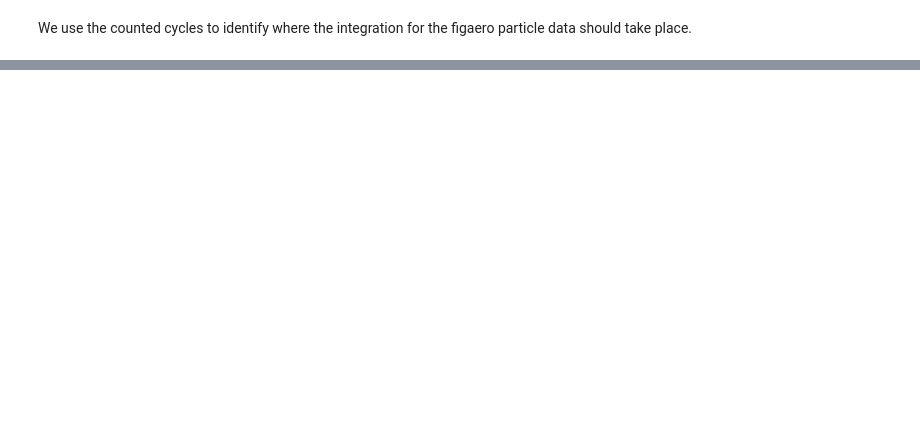
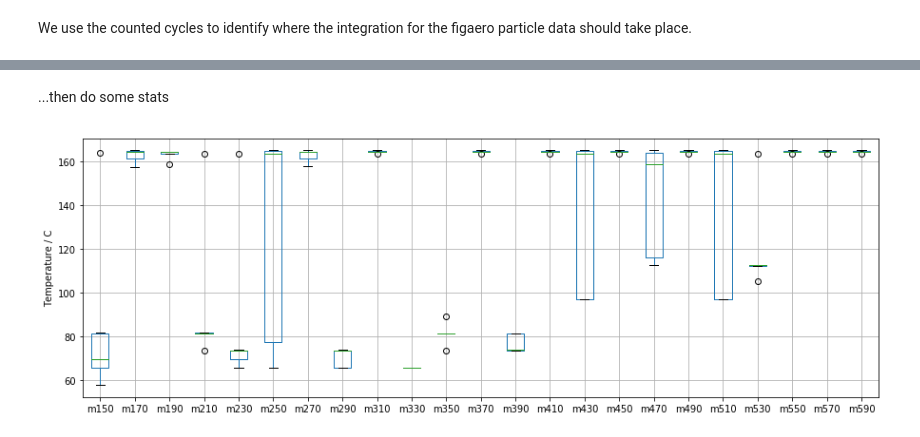
Before and after one commit to Micpri/ToFCIMSAnalysis, a Jupyter notebook: examples.ipynb, the cells around one changed output, grey strips where cells are left out. Drawn from its saved outputs; the diff is of its cells as text; code cells hidden in the pictures; blank space fills up the shorter version.

```diff
--- a/examples.ipynb
+++ b/examples.ipynb
@@ -165,0 +220,10 @@ for mass in masses:
+# %%
+tmaxes = ts.GetTMaxes(data,
+                      columns_to_get_tmax=[x for x in data.columns if len(x) == 4],
+                      thermogram_mask_val=[2,4],
+                      mask_column_name="state_name",
+                      figaero_cycle_column_name="Figaero_cycle",
+                      temperature_column_name="temperature",
+                      bad_cycles=[]
+                      );
+tmaxes
@@ -165,0 +243,7 @@ for mass in masses:
+# %% [markdown]
+...then do some stats
+# %%
+ax = tmaxes[tmaxes.columns[::20]].boxplot(figsize=(15,5));
+ax.set_ylabel("Temperature / C");
+# %% [output]
+[figure, added]
```
Also changed, not shown: parts of 21 cells of this notebook, 1 other file.
